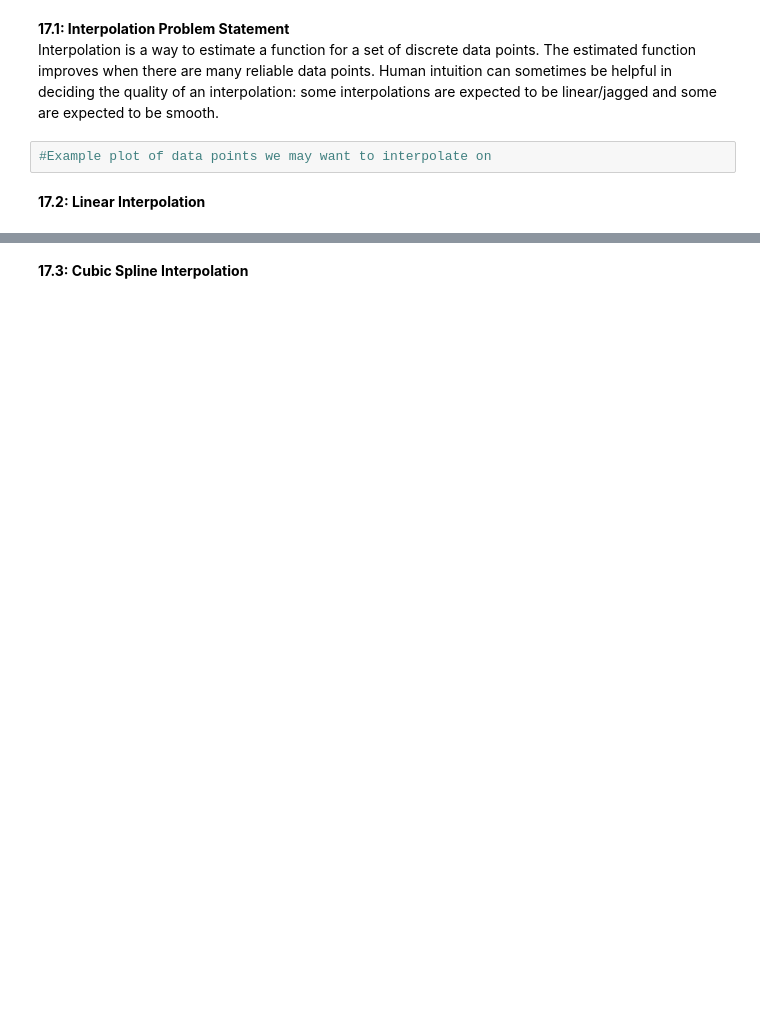
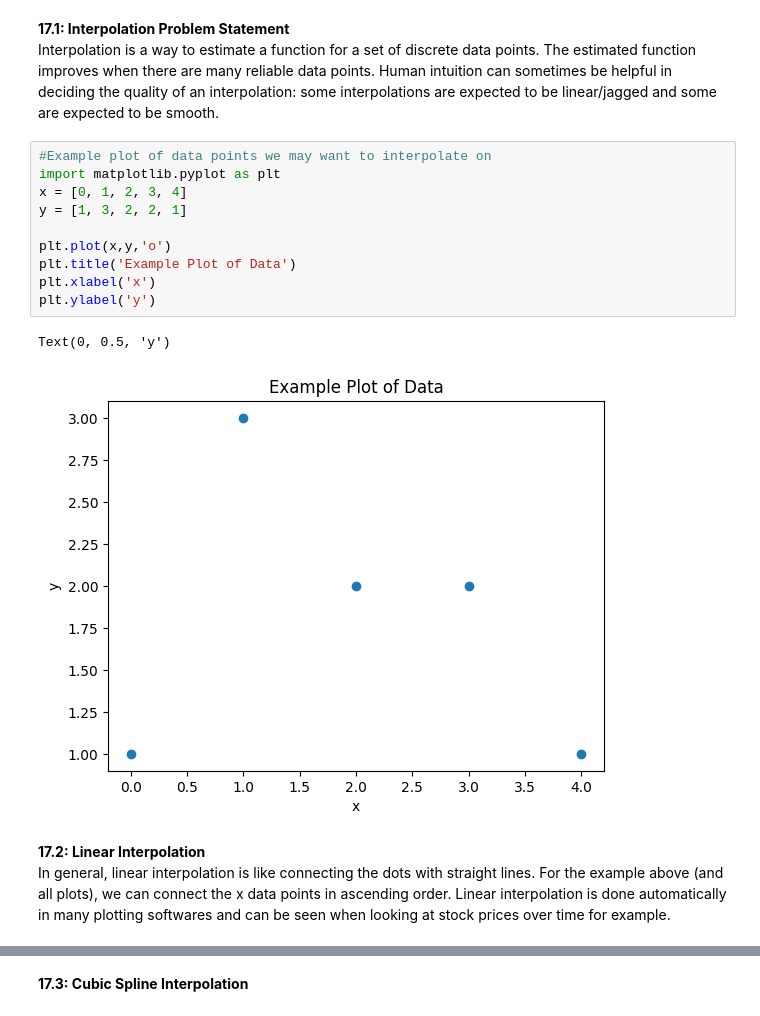
Before and after one commit to CalebaR/MAT-421, a Jupyter notebook: ModuleB1.ipynb, the cells around one changed output, grey strips where cells are left out. Cells and saved outputs as stored; diff of their text form; blank space fills up the shorter version.

```diff
--- a/ModuleB1.ipynb
+++ b/ModuleB1.ipynb
@@ -3,7 +3,19 @@
 # %% [markdown]
 **17.1: Interpolation Problem Statement**\
 Interpolation is a way to estimate a function for a set of discrete data points. The estimated function improves when there are many reliable data points. Human intuition can sometimes be helpful in deciding the quality of an interpolation: some interpolations are expected to be linear/jagged and some are expected to be smooth.
-# %%
-#Example plot of data points we may want to interpolate on
-# %% [markdown]
-**17.2: Linear Interpolation**
+# %%
+#Example plot of data points we may want to interpolate on
+import matplotlib.pyplot as plt
+x = [0, 1, 2, 3, 4]
+y = [1, 3, 2, 2, 1]
+
+plt.plot(x,y,'o')
+plt.title('Example Plot of Data')
+plt.xlabel('x')
+plt.ylabel('y')
+# %% [output]
+Text(0, 0.5, 'y')
+[figure, added]
+# %% [markdown]
+**17.2: Linear Interpolation**\
+In general, linear interpolation is like connecting the dots with straight lines. For the example above (and all plots), we can connect the x data points in ascending order. Linear interpolation is done automatically in many plotting softwares and can be seen when looking at stock prices over time for example.
```
Also changed, not shown: parts of 2 cells of this notebook.
